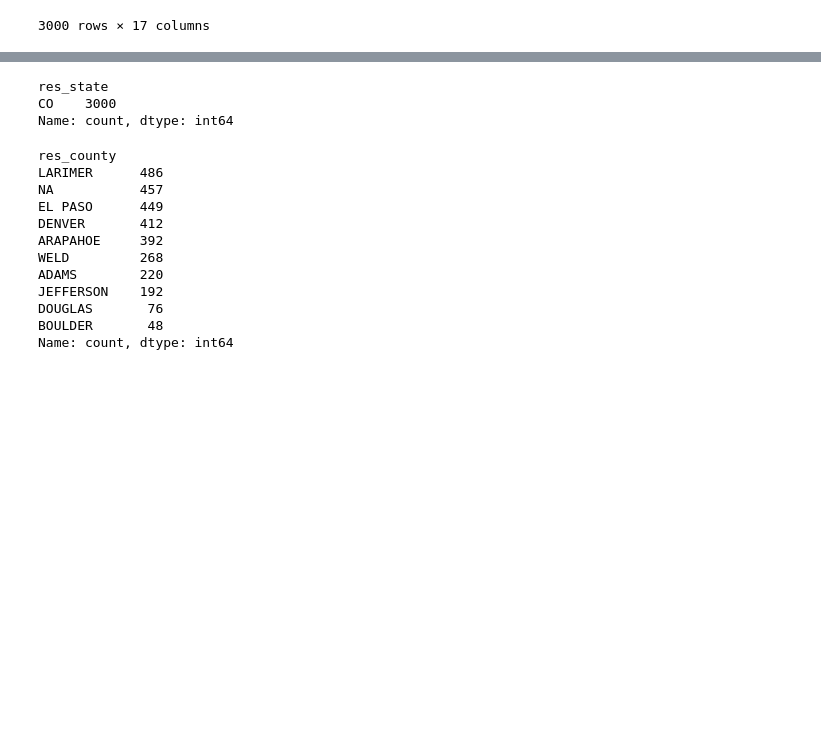
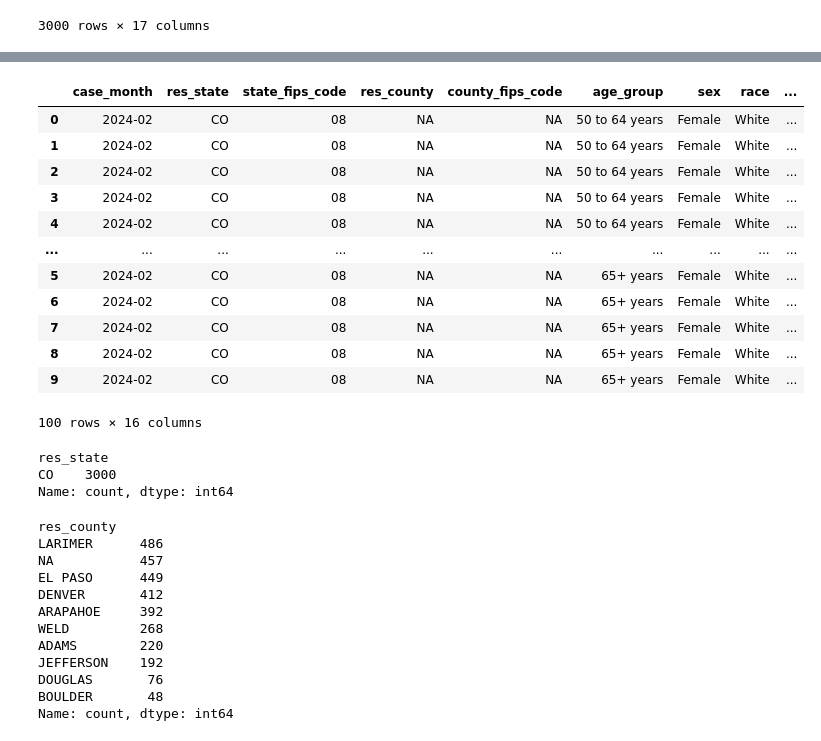
Before and after one commit to BIOS6644/BIOS6644_Spring_2024, a Jupyter notebook: Modules/Module_2/JamesKing_BIOS6644_JSON_COVID.ipynb, the cells around one changed output, grey strips where cells are left out. Cells and saved outputs as stored; diff of their text form; code cells hidden in the pictures; blank space fills up the shorter version.

```diff
--- a/Modules/Module_2/JamesKing_BIOS6644_JSON_COVID.ipynb
+++ b/Modules/Module_2/JamesKing_BIOS6644_JSON_COVID.ipynb
@@ -127,3 +114,8 @@ df
 | 2998 | 2024-02 | CO | 08 | LARIMER | 08069 | 18 to 49 years | Female | Missing | ... |
 | 2999 | 2024-02 | CO | 08 | LARIMER | 08069 | 18 to 49 years | Female | Missing | ... |
 3000 rows × 17 columns
+# %%
+chunks = []
+for chunk in range(10):
+    thisdf=pd.DataFrame(fetch_records(num=10, offset=10*chunk, single_state="CO"))
+    chunks.append(thisdf)
@@ -130,3 +133,19 @@ df
+# %%
+pd.concat(chunks)
+# %% [output]
+|  | case_month | res_state | state_fips_code | res_county | county_fips_code | age_group | sex | race | ... |
+| 0 | 2024-02 | CO | 08 | NA | NA | 50 to 64 years | Female | White | ... |
+| 1 | 2024-02 | CO | 08 | NA | NA | 50 to 64 years | Female | White | ... |
+| 2 | 2024-02 | CO | 08 | NA | NA | 50 to 64 years | Female | White | ... |
+| 3 | 2024-02 | CO | 08 | NA | NA | 50 to 64 years | Female | White | ... |
+| 4 | 2024-02 | CO | 08 | NA | NA | 50 to 64 years | Female | White | ... |
+| ... | ... | ... | ... | ... | ... | ... | ... | ... | ... |
+| 5 | 2024-02 | CO | 08 | NA | NA | 65+ years | Female | White | ... |
+| 6 | 2024-02 | CO | 08 | NA | NA | 65+ years | Female | White | ... |
+| 7 | 2024-02 | CO | 08 | NA | NA | 65+ years | Female | White | ... |
+| 8 | 2024-02 | CO | 08 | NA | NA | 65+ years | Female | White | ... |
+| 9 | 2024-02 | CO | 08 | NA | NA | 65+ years | Female | White | ... |
+100 rows × 16 columns
 # %%
 # All states represented?
 df.res_state.value_counts()
```
Also changed, not shown: parts of 11 cells of this notebook.
